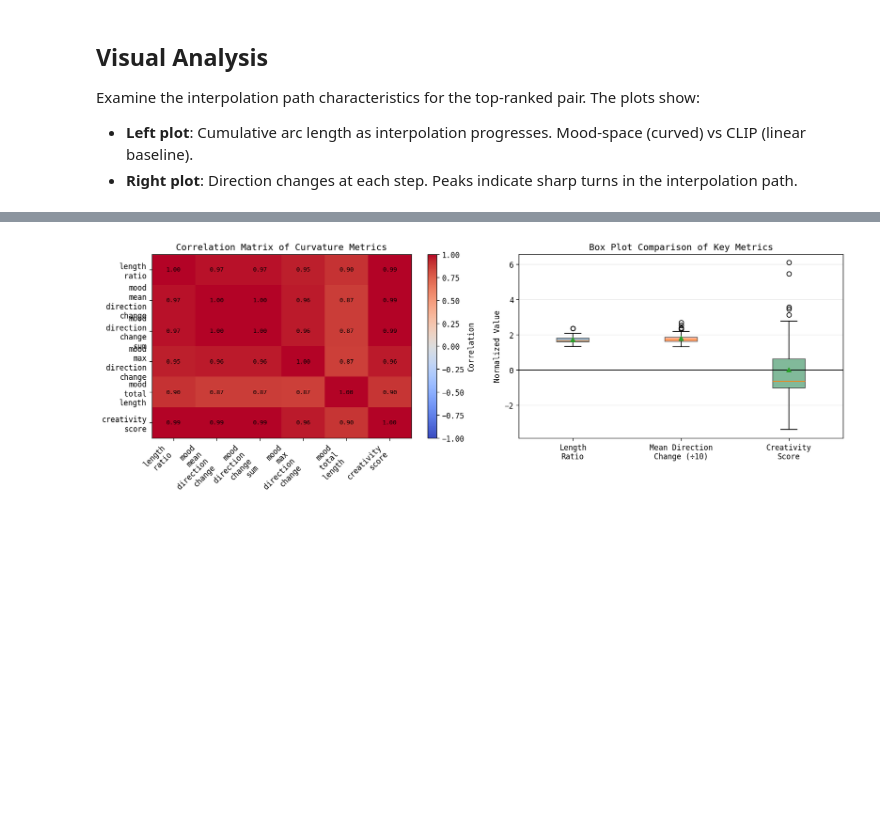
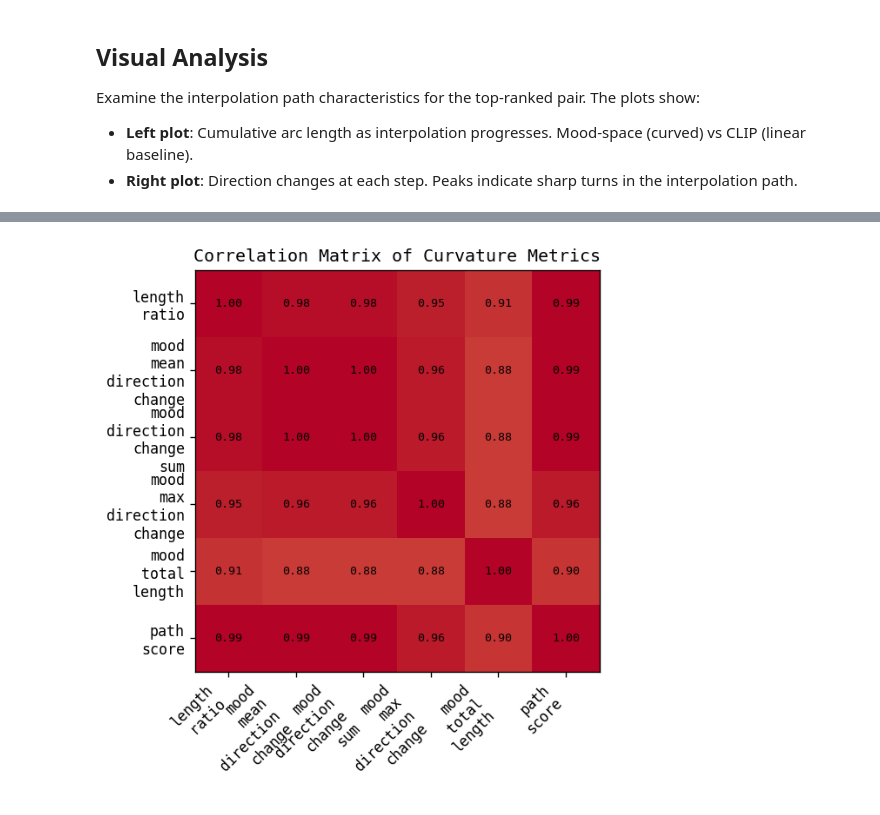
Before and after one commit to ashleymyan/mood, a Jupyter notebook: _test_measure_blending_curvature.ipynb, the cells around one changed output, grey strips where cells are left out. Saved outputs shown, nothing was run; the diff lists cells and outputs as text; code cells hidden in the pictures; blank space fills up the shorter version.

```diff
--- a/_test_measure_blending_curvature.ipynb
+++ b/_test_measure_blending_curvature.ipynb
@@ -416,7 +416,7 @@ if not analysis_results:
 else:
     analysis_df = pd.DataFrame(analysis_results)
 
-    # Define which metrics contribute to creativity score
+    # Define which metrics contribute to path score
     score_columns = [
         "length_ratio",                    # How much longer is mood-space path vs linear
         "mood_mean_direction_change",      # Average curvature per step
@@ -426,12 +426,12 @@ else:
     for col in score_columns:
         analysis_df[f"z_{col}"] = standardize_series(analysis_df[col])
 
-    # Composite creativity score = sum of standardized metrics
-    analysis_df["creativity_score"] = analysis_df[[f"z_{col}" for col in score_columns]].sum(axis=1)
+    # Composite path score = sum of standardized metrics
+    analysis_df["path_score"] = analysis_df[[f"z_{col}" for col in score_columns]].sum(axis=1)
 
     # Create ranking columns
-    analysis_df["rank_creativity"] = (
-        analysis_df["creativity_score"].rank(method="dense", ascending=False).astype(int)
+    analysis_df["rank_path_score"] = (
+        analysis_df["path_score"].rank(method="dense", ascending=False).astype(int)
     )
     analysis_df["rank_length_ratio"] = (
         analysis_df["length_ratio"].rank(method="dense", ascending=False).astype(int)
@@ -444,9 +444,9 @@ else:
     )
 
     display_columns = [
-        "rank_creativity",
+        "rank_path_score",
         "pair",
-        "creativity_score",
+        "path_score",
         "length_ratio",
         "mood_mean_direction_change",
         "mood_direction_change_sum",
@@ -591,7 +530,7 @@ Examine the interpolation path characteristics for the top-ranked pair. The plot
 # Preview the highest-ranked pairs
 for i in range(5):
     if analysis_results:
-        top_entry = analysis_df.sort_values("rank_creativity").iloc[i]
+        top_entry = analysis_df.sort_values("rank_path_score").iloc[i]
         print(f"Top-ranked pair: {top_entry['pair']}")
         print(f"Left: {top_entry['left_path']}")
         print(f"Right: {top_entry['right_path']}")
@@ -613,7 +552,7 @@ for i in range(5):
 # Preview lowest ranked pairs
 for i in range(5):
     if analysis_results:
-        bottom_entry = analysis_df.sort_values("rank_creativity").iloc[-(i+1)]
+        bottom_entry = analysis_df.sort_values("rank_path_score").iloc[-(i+1)]
         print(f"Lowest-ranked pair: {bottom_entry['pair']}")
         print(f"Left: {bottom_entry['left_path']}")
         print(f"Right: {bottom_entry['right_path']}")
@@ -772,50 +603,27 @@ SUMMARY STATISTICS ACROSS ALL PAIRS
 # %%
 # Correlation analysis between metrics
 if analysis_results:
-    fig, axes = plt.subplots(1, 2, figsize=(14, 5))
+    fig, axes = plt.subplots(1, 1, figsize=(5, 5))
 
     # Correlation heatmap
     correlation_cols = ['length_ratio', 'mood_mean_direction_change',
                         'mood_direction_change_sum', 'mood_max_direction_change',
-                        'mood_total_length', 'creativity_score']
+                        'mood_total_length', 'path_score']
     corr_matrix = analysis_df[correlation_cols].corr()
 
-    im = axes[0].imshow(corr_matrix, cmap='coolwarm', aspect='auto', vmin=-1, vmax=1)
-    axes[0].set_xticks(range(len(correlation_cols)))
-    axes[0].set_yticks(range(len(correlation_cols)))
-    axes[0].set_xticklabels([col.replace('_', '\n') for col in correlation_cols], rotation=45, ha='right')
-    axes[0].set_yticklabels([col.replace('_', '\n') for col in correlation_cols])
-    axes[0].set_title('Correlation Matrix of Curvature Metrics')
+    im = axes.imshow(corr_matrix, cmap='coolwarm', aspect='auto', vmin=-1, vmax=1)
+    axes.set_xticks(range(len(correlation_cols)))
+    axes.set_yticks(range(len(correlation_cols)))
+    axes.set_xticklabels([col.replace('_', '\n') for col in correlation_cols], rotation=45, ha='right')
+    axes.set_yticklabels([col.replace('_', '\n') for col in correlation_cols])
+    axes.set_title('Correlation Matrix of Curvature Metrics')
 
     # Add correlation values as text
     for i in range(len(correlation_cols)):
         for j in range(len(correlation_cols)):
-            text = axes[0].text(j, i, f'{corr_matrix.iloc[i, j]:.2f}',
+            text = axes.text(j, i, f'{corr_matrix.iloc[i, j]:.2f}',
                                ha="center", va="center", color="black", fontsize=8)
-
-    plt.colorbar(im, ax=axes[0], label='Correlation')
-
-    # Box plot comparison
-    box_data = [analysis_df['length_ratio'],
-                analysis_df['mood_mean_direction_change'] / 10,  # Scale for visibility
-                analysis_df['creativity_score']]
-    bp = axes[1].boxplot(box_data, labels=['Length\nRatio', 'Mean Direction\nChange (÷10)', 'Creativity\nScore'],
-                          patch_artist=True, showmeans=True)
-
-    # Color the boxes
-    colors = ['steelblue', 'coral', 'seagreen']
-    for patch, color in zip(bp['boxes'], colors):
-        patch.set_facecolor(color)
-        patch.set_alpha(0.6)
-
-    axes[1].set_ylabel('Normalized Value')
-    axes[1].set_title('Box Plot Comparison of Key Metrics')
-    axes[1].grid(alpha=0.3, axis='y')
-    axes[1].axhline(0, color='black', linestyle='-', linewidth=0.8)
-
-    plt.tight_layout()
-    plt.show()
 else:
     print("No analysis results available yet.")
 # %% [output]
-[figure, old version]
+[figure, new version]
```
Also changed, not shown: parts of 7 cells of this notebook, 3 other files.
